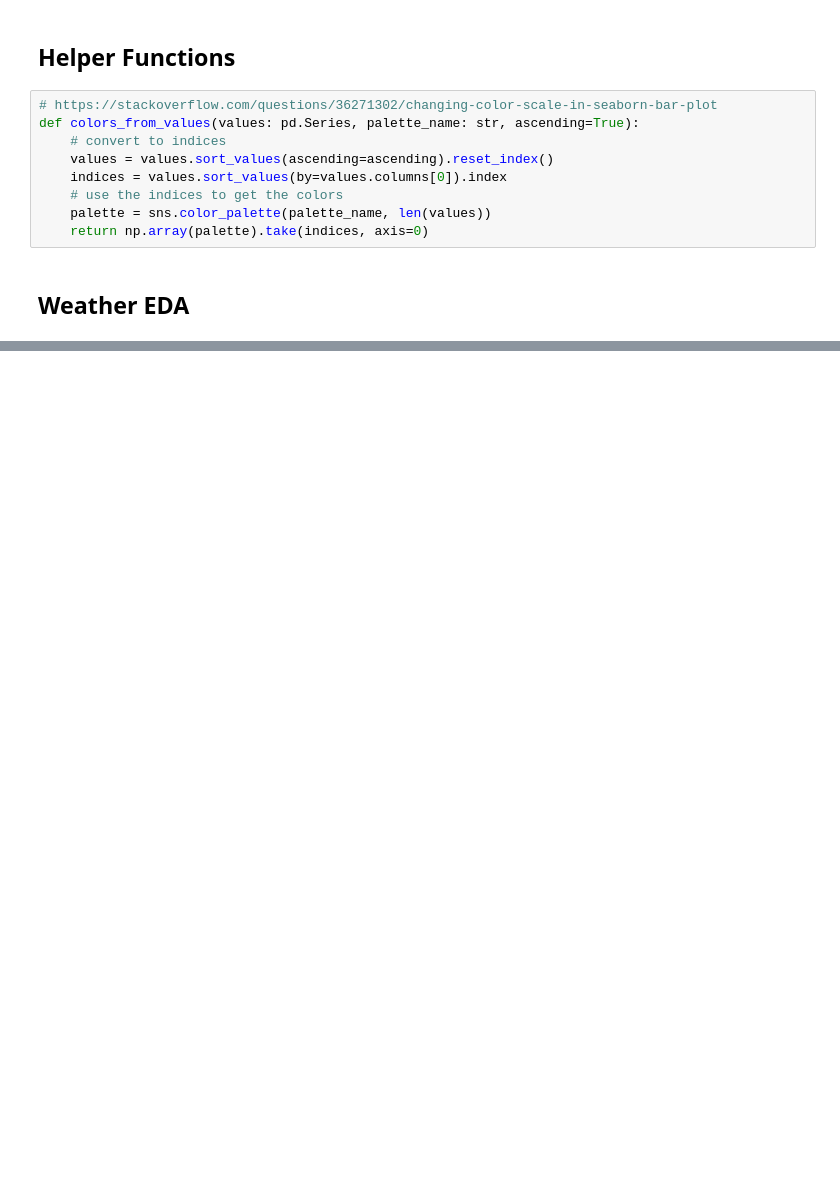
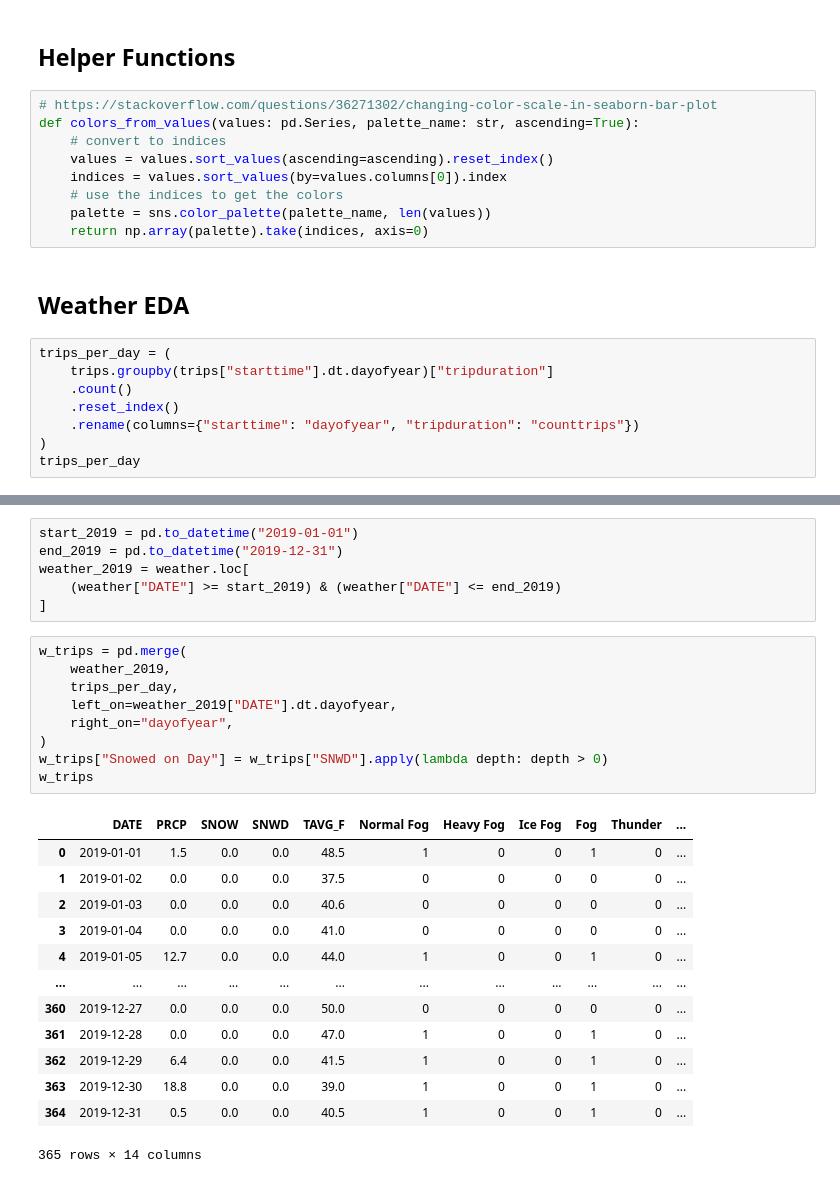
Before and after one commit to rishigoutam/citibike, a Jupyter notebook: eda/weather.ipynb, the cells around one changed output, grey strips where cells are left out. Cells and saved outputs as stored; diff of their text form; blank space fills up the shorter version.

```diff
--- a/eda/weather.ipynb
+++ b/eda/weather.ipynb
@@ -66,3 +99,11 @@ def colors_from_values(values: pd.Series, palette_name: str, ascending=True):
     return np.array(palette).take(indices, axis=0)
 # %% [markdown]
 ## Weather EDA
+# %%
+trips_per_day = (
+    trips.groupby(trips["starttime"].dt.dayofyear)["tripduration"]
+    .count()
+    .reset_index()
+    .rename(columns={"starttime": "dayofyear", "tripduration": "counttrips"})
+)
+trips_per_day
@@ -68,0 +124,29 @@ def colors_from_values(values: pd.Series, palette_name: str, ascending=True):
+# %%
+start_2019 = pd.to_datetime("2019-01-01")
+end_2019 = pd.to_datetime("2019-12-31")
+weather_2019 = weather.loc[
+    (weather["DATE"] >= start_2019) & (weather["DATE"] <= end_2019)
+]
+# %%
+w_trips = pd.merge(
+    weather_2019,
+    trips_per_day,
+    left_on=weather_2019["DATE"].dt.dayofyear,
+    right_on="dayofyear",
+)
+w_trips["Snowed on Day"] = w_trips["SNWD"].apply(lambda depth: depth > 0)
+w_trips
+# %% [output]
+|  | DATE | PRCP | SNOW | SNWD | TAVG_F | Normal Fog | Heavy Fog | Ice Fog | Fog | Thunder | ... |
+| 0 | 2019-01-01 | 1.5 | 0.0 | 0.0 | 48.5 | 1 | 0 | 0 | 1 | 0 | ... |
+| 1 | 2019-01-02 | 0.0 | 0.0 | 0.0 | 37.5 | 0 | 0 | 0 | 0 | 0 | ... |
+| 2 | 2019-01-03 | 0.0 | 0.0 | 0.0 | 40.6 | 0 | 0 | 0 | 0 | 0 | ... |
+| 3 | 2019-01-04 | 0.0 | 0.0 | 0.0 | 41.0 | 0 | 0 | 0 | 0 | 0 | ... |
+| 4 | 2019-01-05 | 12.7 | 0.0 | 0.0 | 44.0 | 1 | 0 | 0 | 1 | 0 | ... |
+| ... | ... | ... | ... | ... | ... | ... | ... | ... | ... | ... | ... |
+| 360 | 2019-12-27 | 0.0 | 0.0 | 0.0 | 50.0 | 0 | 0 | 0 | 0 | 0 | ... |
+| 361 | 2019-12-28 | 0.0 | 0.0 | 0.0 | 47.0 | 1 | 0 | 0 | 1 | 0 | ... |
+| 362 | 2019-12-29 | 6.4 | 0.0 | 0.0 | 41.5 | 1 | 0 | 0 | 1 | 0 | ... |
+| 363 | 2019-12-30 | 18.8 | 0.0 | 0.0 | 39.0 | 1 | 0 | 0 | 1 | 0 | ... |
+| 364 | 2019-12-31 | 0.5 | 0.0 | 0.0 | 40.5 | 1 | 0 | 0 | 1 | 0 | ... |
+365 rows × 14 columns
```
Also changed, not shown: parts of 4 cells of this notebook, 1 other file.
